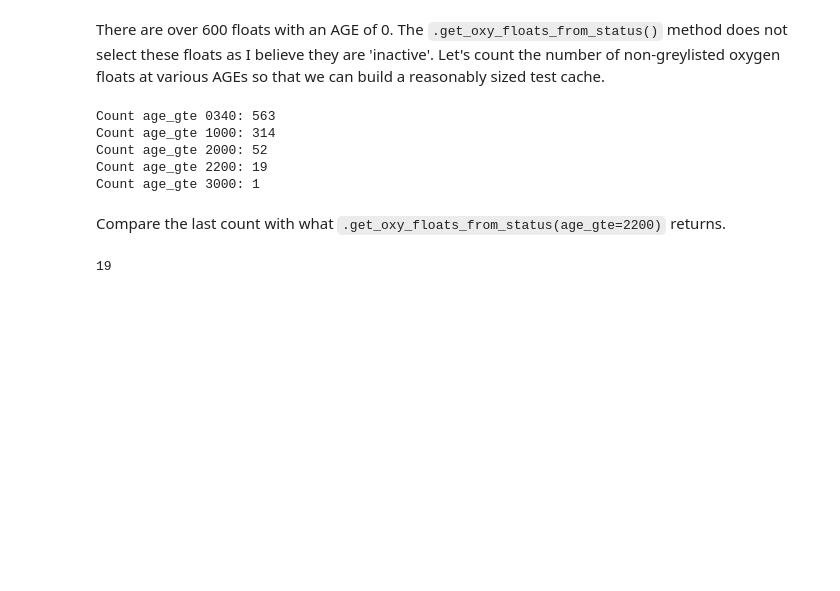
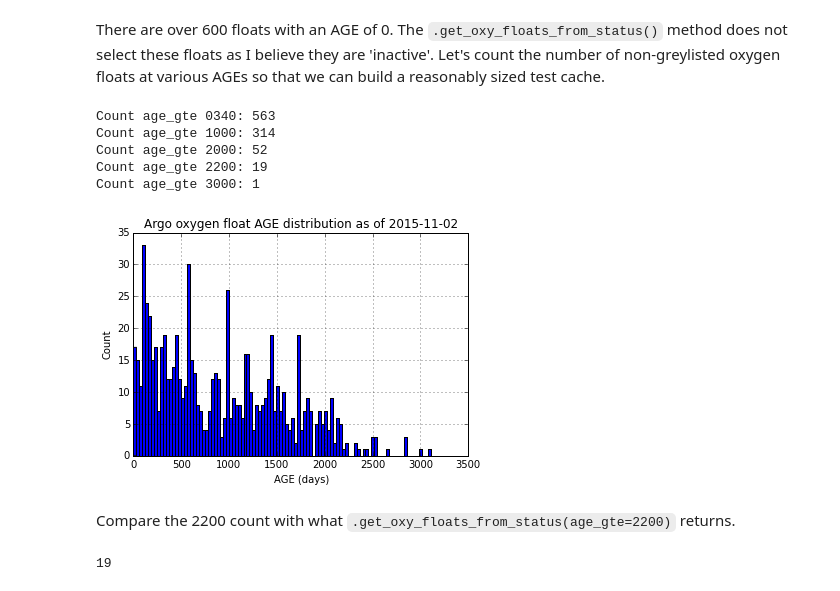
Before and after one commit to biofloat/biofloat, a Jupyter notebook: notebooks/explore_cached_oxyfloat_data.ipynb, the cells around one changed output. Cells and saved outputs as stored; diff of their text form; code cells hidden in the pictures; blank space fills up the shorter version.

```diff
--- a/notebooks/explore_cached_oxyfloat_data.ipynb
+++ b/notebooks/explore_cached_oxyfloat_data.ipynb
@@ -24,19 +30,21 @@ Populating the interactive namespace from numpy and matplotlib
 There are over 600 floats with an AGE of 0. The `.get_oxy_floats_from_status()` method does not select these floats as I believe they are 'inactive'.  Let's count the number of non-greylisted oxygen floats at various AGEs so that we can build a reasonably sized test cache.
 # %%
 sdfq = sdf.query('(AGE != 0) & (OXYGEN == 1) & (GREYLIST != 1)')
+dist_plot(sdfq['AGE'], title='Argo oxygen float AGE distribution')
 print 'Count age_gte 0340:', len(sdfq.query('AGE >= 340'))
 print 'Count age_gte 1000:', len(sdfq.query('AGE >= 1000'))
 print 'Count age_gte 2000:', len(sdfq.query('AGE >= 2000'))
 print 'Count age_gte 2200:', len(sdfq.query('AGE >= 2200'))
 print 'Count age_gte 3000:', len(sdfq.query('AGE >= 3000'))
 # %% [output]
 Count age_gte 0340: 563
 Count age_gte 1000: 314
 Count age_gte 2000: 52
 Count age_gte 2200: 19
 Count age_gte 3000: 1
+[figure, added]
 # %% [markdown]
-Compare the last count with what `.get_oxy_floats_from_status(age_gte=2200)` returns.
+Compare the 2200 count with what `.get_oxy_floats_from_status(age_gte=2200)` returns.
 # %%
 len(of.get_oxy_floats_from_status(age_gte=2200))
 # %% [output]
```
Also changed, not shown: parts of 4 cells of this notebook, 1 other file.
